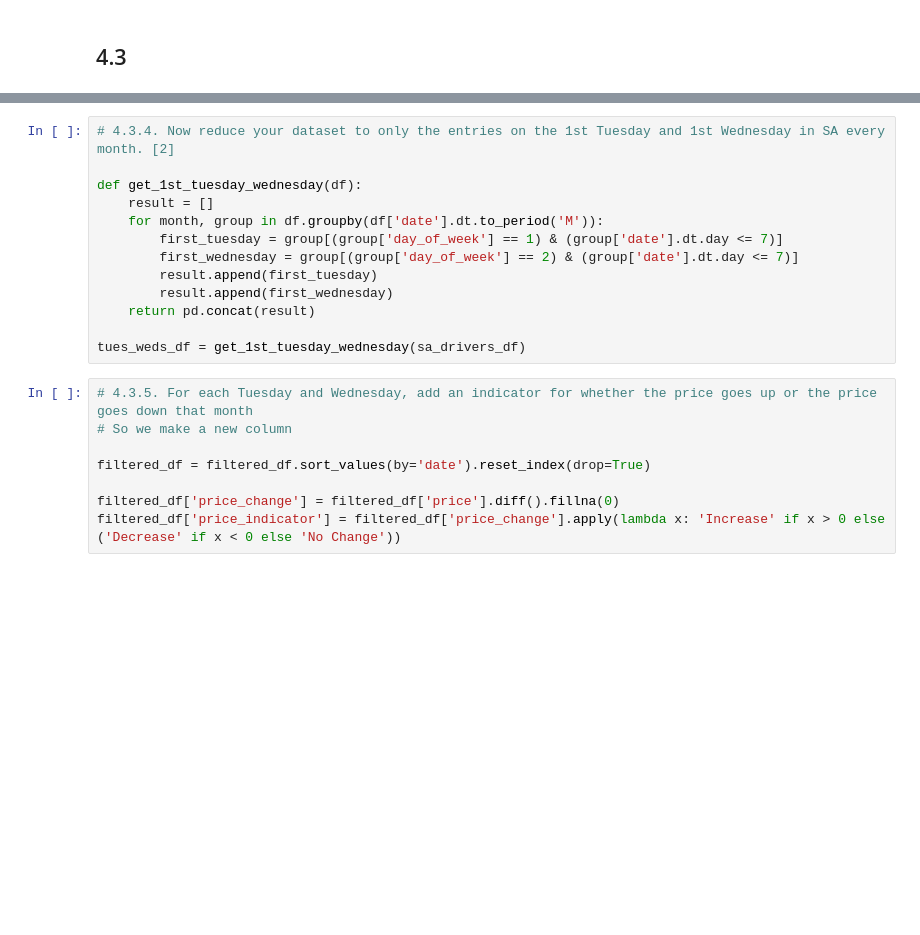
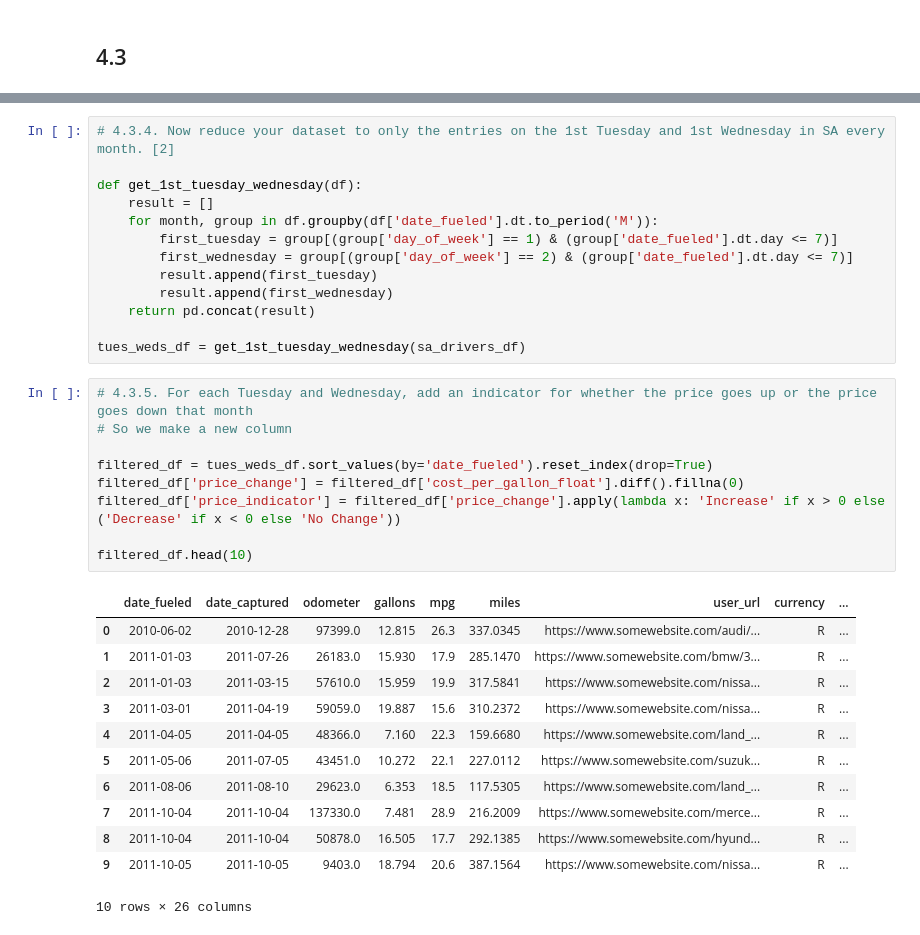
Before and after one commit to TumiJourdan/IDVE-Assignments, a Jupyter notebook: Assignment 1/main.ipynb, the cells around one changed output, grey strips where cells are left out. Cells and saved outputs as stored; diff of their text form; blank space fills up the shorter version.

```diff
--- a/Assignment 1/main.ipynb
+++ b/Assignment 1/main.ipynb
@@ -1288,9 +1320,9 @@ plt.show()
 
 def get_1st_tuesday_wednesday(df):
     result = []
-    for month, group in df.groupby(df['date'].dt.to_period('M')):
-        first_tuesday = group[(group['day_of_week'] == 1) & (group['date'].dt.day <= 7)]
-        first_wednesday = group[(group['day_of_week'] == 2) & (group['date'].dt.day <= 7)]
+    for month, group in df.groupby(df['date_fueled'].dt.to_period('M')):
+        first_tuesday = group[(group['day_of_week'] == 1) & (group['date_fueled'].dt.day <= 7)]
+        first_wednesday = group[(group['day_of_week'] == 2) & (group['date_fueled'].dt.day <= 7)]
         result.append(first_tuesday)
         result.append(first_wednesday)
     return pd.concat(result)
@@ -1299,11 +1331,25 @@ tues_weds_df = get_1st_tuesday_wednesday(sa_drivers_df)
 # %%
 # 4.3.5. For each Tuesday and Wednesday, add an indicator for whether the price goes up or the price goes down that month
 # So we make a new column
 
-filtered_df = filtered_df.sort_values(by='date').reset_index(drop=True)
+filtered_df = tues_weds_df.sort_values(by='date_fueled').reset_index(drop=True)
+filtered_df['price_change'] = filtered_df['cost_per_gallon_float'].diff().fillna(0)
+filtered_df['price_indicator'] = filtered_df['price_change'].apply(lambda x: 'Increase' if x > 0 else ('Decrease' if x < 0 else 'No Change'))
 
-filtered_df['price_change'] = filtered_df['price'].diff().fillna(0)
-filtered_df['price_indicator'] = filtered_df['price_change'].apply(lambda x: 'Increase' if x > 0 else ('Decrease' if x < 0 else 'No Change'))
+filtered_df.head(10)
+# %% [output]
+|  | date_fueled | date_captured | odometer | gallons | mpg | miles | user_url | currency | ... |
+| 0 | 2010-06-02 | 2010-12-28 | 97399.0 | 12.815 | 26.3 | 337.0345 | https://www.somewebsite.com/audi/... | R | ... |
+| 1 | 2011-01-03 | 2011-07-26 | 26183.0 | 15.930 | 17.9 | 285.1470 | https://www.somewebsite.com/bmw/3... | R | ... |
+| 2 | 2011-01-03 | 2011-03-15 | 57610.0 | 15.959 | 19.9 | 317.5841 | https://www.somewebsite.com/nissa... | R | ... |
+| 3 | 2011-03-01 | 2011-04-19 | 59059.0 | 19.887 | 15.6 | 310.2372 | https://www.somewebsite.com/nissa... | R | ... |
+| 4 | 2011-04-05 | 2011-04-05 | 48366.0 | 7.160 | 22.3 | 159.6680 | https://www.somewebsite.com/land_... | R | ... |
+| 5 | 2011-05-06 | 2011-07-05 | 43451.0 | 10.272 | 22.1 | 227.0112 | https://www.somewebsite.com/suzuk... | R | ... |
+| 6 | 2011-08-06 | 2011-08-10 | 29623.0 | 6.353 | 18.5 | 117.5305 | https://www.somewebsite.com/land_... | R | ... |
+| 7 | 2011-10-04 | 2011-10-04 | 137330.0 | 7.481 | 28.9 | 216.2009 | https://www.somewebsite.com/merce... | R | ... |
+| 8 | 2011-10-04 | 2011-10-04 | 50878.0 | 16.505 | 17.7 | 292.1385 | https://www.somewebsite.com/hyund... | R | ... |
+| 9 | 2011-10-05 | 2011-10-05 | 9403.0 | 18.794 | 20.6 | 387.1564 | https://www.somewebsite.com/nissa... | R | ... |
+10 rows × 26 columns
 # %%
 # 4.3.6 Do more people refuel on the first Wednesday of the month when the prices goes down? [2]
 wednesday_price_down = filtered_df[(filtered_df['day_of_week'] == 2) & (filtered_df['price_indicator'] == 'Decrease')]
```
Also changed, not shown: parts of 11 cells of this notebook.
